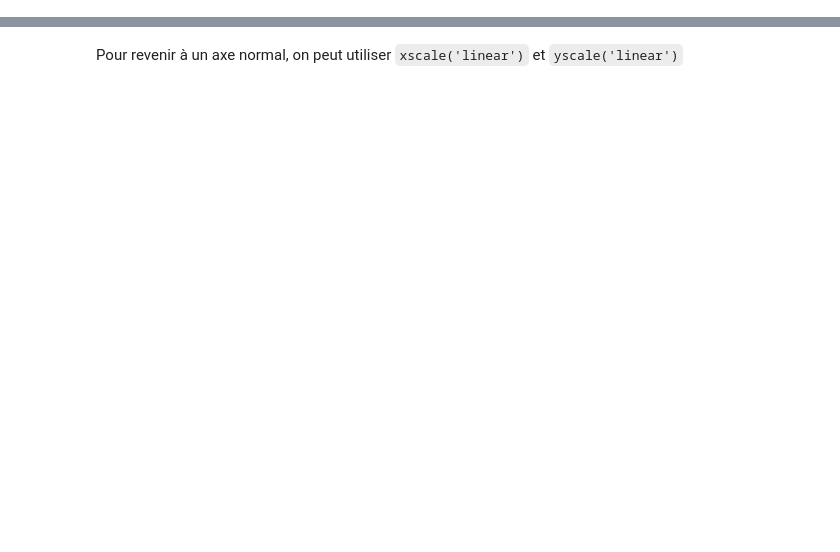
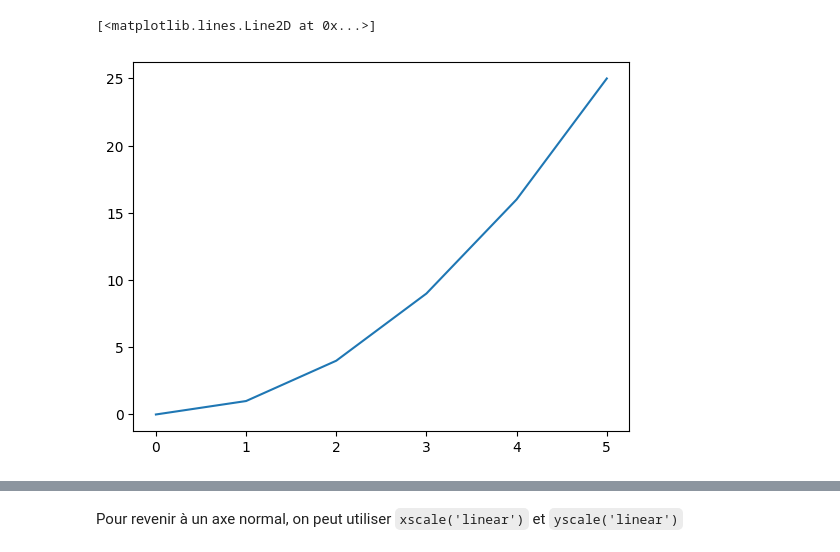
Before and after one commit to YannickHallez/CHIM2-ON1, a Jupyter notebook: Graphes.ipynb, the cells around one changed output, grey strips where cells are left out. Saved outputs shown, nothing was run; the diff lists cells and outputs as text; code cells hidden in the pictures; blank space fills up the shorter version.

```diff
--- a/Graphes.ipynb
+++ b/Graphes.ipynb
@@ -283,0 +82,10 @@ yscale('log')                     # axe y en echelle log, mais axe x toujours no
+# %%
+# On n'oublie donc pas d'importer les modules nécessaires
+from pylab import *
+
+x = [0, 1, 2, 3, 4, 5]
+y = [0, 1, 4, 9, 16, 25]
+plot(x,y)
+# %% [output]
+[<matplotlib.lines.Line2D at 0x...>]
+[figure, added]
```
Also changed, not shown: parts of 61 cells of this notebook.
